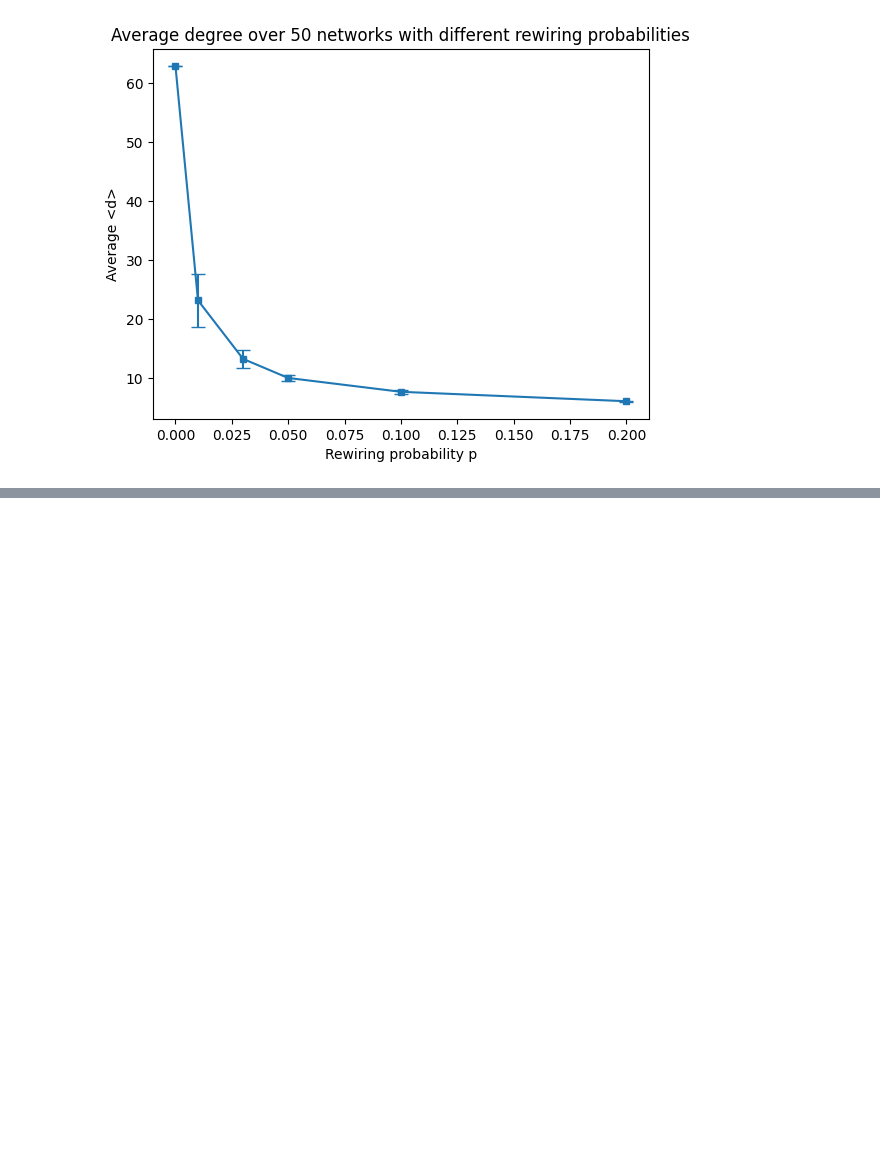
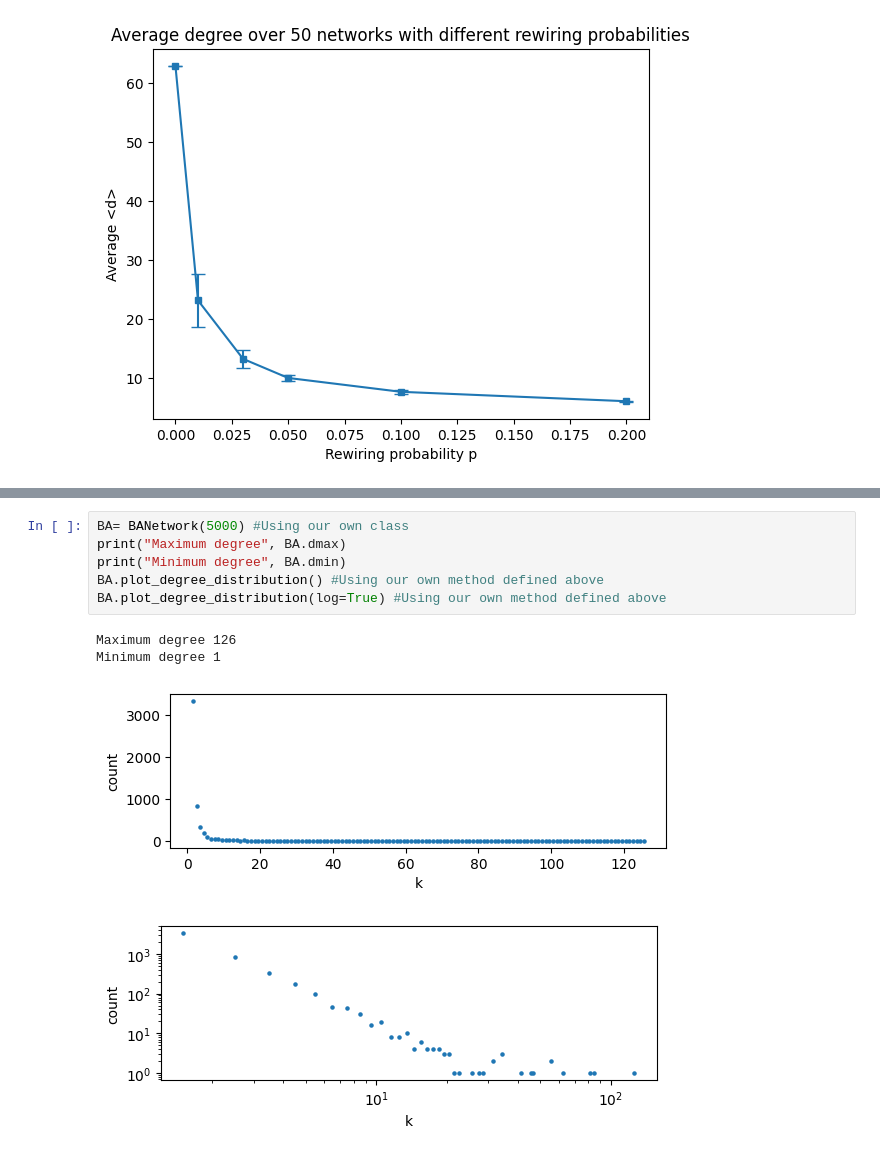
Before and after one commit to isaix/socialgraphs, a Jupyter notebook: Assignment1.ipynb, the cells around one changed output, grey strips where cells are left out. Cells and saved outputs as stored; diff of their text form; blank space fills up the shorter version.

```diff
--- a/Assignment1.ipynb
+++ b/Assignment1.ipynb
@@ -246,0 +343,11 @@ Text(0.5, 0, 'Rewiring probability p')
+# %%
+BA= BANetwork(5000) #Using our own class
+print("Maximum degree", BA.dmax)
+print("Minimum degree", BA.dmin)
+BA.plot_degree_distribution() #Using our own method defined above
+BA.plot_degree_distribution(log=True) #Using our own method defined above
+# %% [output]
+Maximum degree 126
+Minimum degree 1
+[figure, added]
+[figure, added]
```
Also changed, not shown: parts of 11 cells of this notebook.
